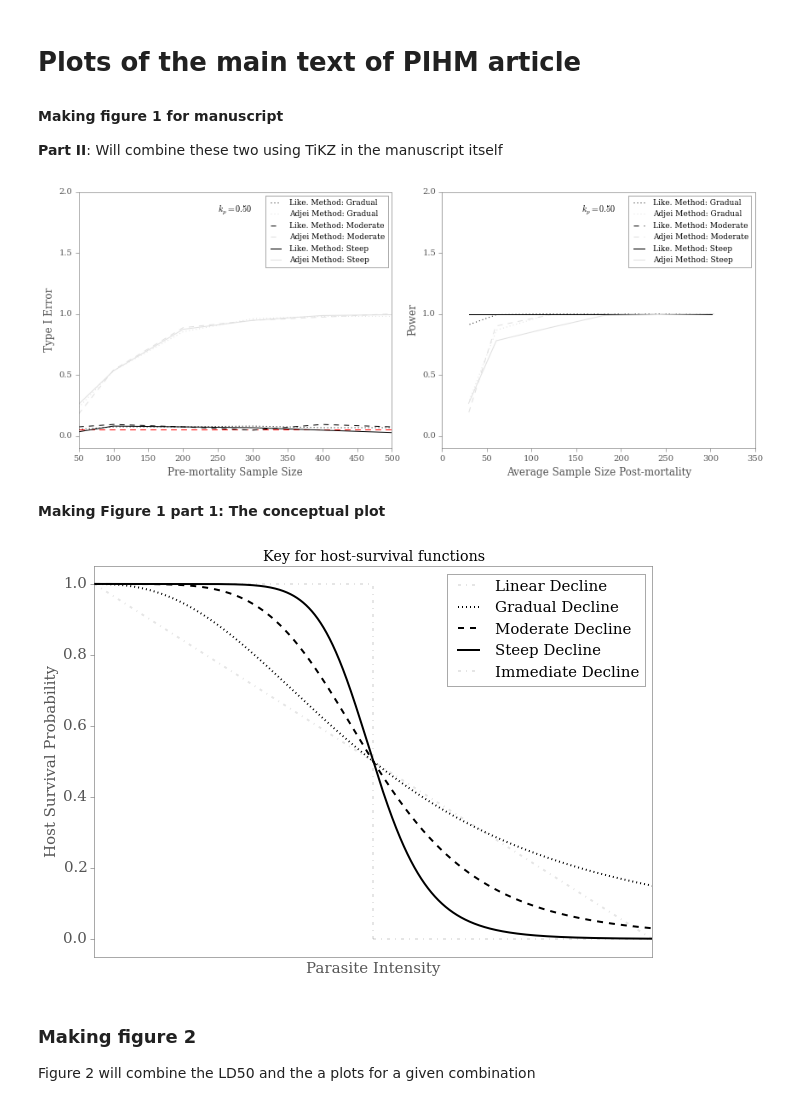
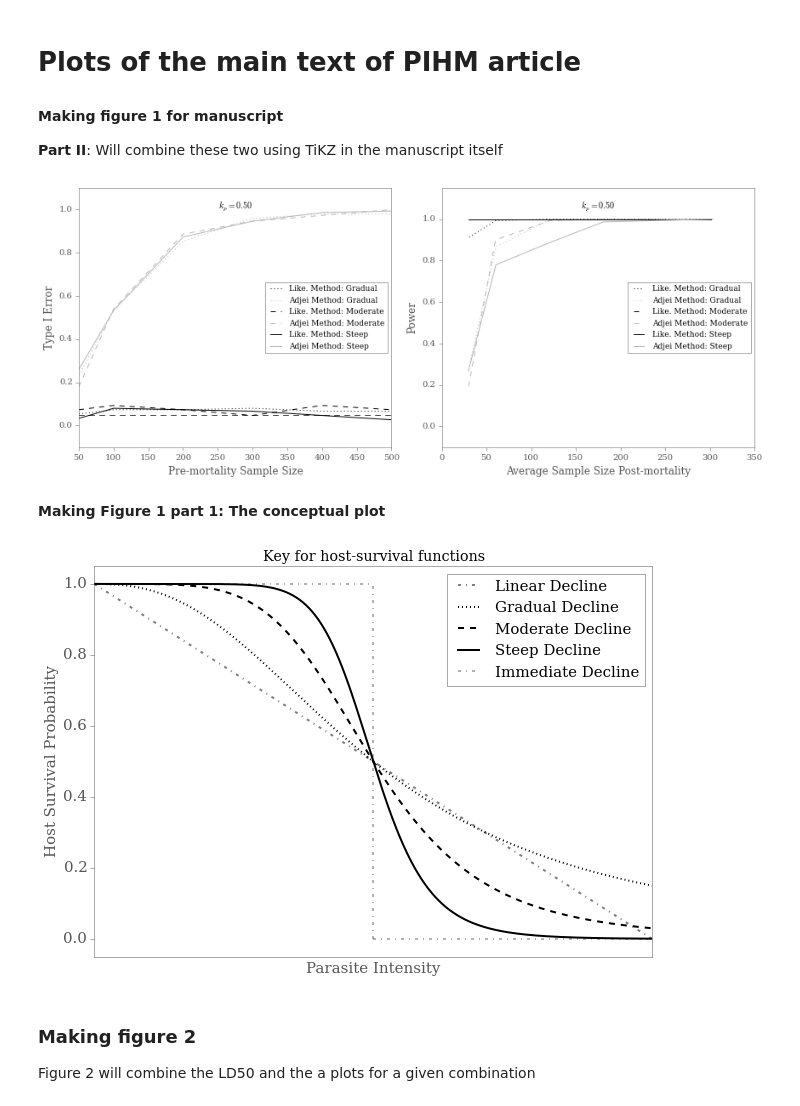
Before and after one commit to mqwilber/parasite_mortality, a Jupyter notebook: code/manuscript_plots.ipynb, the cells around one changed output. Saved outputs shown, nothing was run; the diff lists cells and outputs as text; code cells hidden in the pictures.

```diff
--- a/code/manuscript_plots.ipynb
+++ b/code/manuscript_plots.ipynb
@@ -60,7 +60,7 @@ def make_full_plots_for_suppplementary(dat, mups, ld50_vec, ks, param, save_name
     linestyle = [":", "--", "-"]
     ld50_descrip = ["Gradual", "Moderate", "Steep"]
     lm_color = "black"  # Likelihood method color
-    am_color = "#E0E0E0"  # Adjei method color
+    am_color = "#B8B8B8"  # Adjei method color
 
     for l, mup in enumerate(mups):
 
@@ -123,6 +123,7 @@ def make_full_plots_for_suppplementary(dat, mups, ld50_vec, ks, param, save_name
 
                 bias_ax[i].set_ylim(ylim[0])
 
+
                 if add_red_line:
                     bias_ax[i].hlines(0.05, *bias_ax[i].get_xlim(), color="red",  linestyle="dashed")
 
@@ -289,23 +291,24 @@ dat = pd.read_pickle("../results/typeIandII_analysis_results.pkl")
 # %%
 # Make
 param = "p"
 
 
 mups = [10, 100, 50]
 ld50_vec = [[(5, -2.5), (10, -5), (20, -10)],
             [(5, -1.15), (10, -2.3), (20, -4.6)],
             [(5, -1.4), (10, -2.8), (20, -5.6)]]
 ks = [1, 0.5, .1]
 
 mups = [50]
 ld50_vec = [[(5, -1.4), (10, -2.8), (20, -5.6)]]
 ks = [0.5]
 
 make_full_plots_for_suppplementary(dat, mups, ld50_vec, ks, param, save_name="figure1_partII_for_manuscript",
                                    samps = [50, 100, 200, 300, 400, 500], plot_number=(1,2),
-                                   figsize=(12, 5), legend_loc=["best", "best"])
+                                   figsize=(12, 5), legend_loc=["best", "center right"],
+                                   ylim=[(-0.1, 1.1), (-0.1, 1.15)])
 # %% [output]
-[figure, old version]
+[figure, new version]
 # %% [markdown]
 **Making Figure 1 part 1: The conceptual plot**
 # %%
@@ -316,7 +319,8 @@ ax.yaxis.tick_left()
 vals = np.linspace(0, np.exp(5 / 2.5) / 0.5, 10000)
 alphas = [0.1]
 
-ax.plot(vals, 1 + -0.5 / np.exp(5 / 2.5) * vals, '-.', lw=2, color='black', alpha=0.1, label="Linear Decline")
+ax.plot(vals, 1 + -0.5 / np.exp(5 / 2.5) * vals, '-.', lw=2, color='black', alpha=0.5,
+            label="Linear Decline")
 
 ax.plot(vals, pm.surv_prob(vals, 5, -2.5), color="black", linestyle=":", linewidth=2,
                     label="Gradual Decline")
@@ -328,7 +332,7 @@ ax.plot(vals, pm.surv_prob(vals, 20, -10), color="black", linestyle="-", linewid
                     label="Steep Decline")
 
 
-ialpha = 0.1
+ialpha = 0.3
 ax.hlines(1, 0, np.exp(5 / 2.5), linestyle='-.', lw=2, color='black', alpha=ialpha)
 ax.vlines(np.exp(5 / 2.5), 0, 1, linestyle="-.", lw=2, color='black', alpha=ialpha)
 ax.hlines(0, np.exp(5 / 2.5), np.exp(5 / 2.5) / 0.5, lw=2, linestyle='-.', color='black',
@@ -343,7 +347,7 @@ ax.tick_params(axis='both', which='major', labelsize=15, labelbottom=False, bott
 ax.set_title("Key for host-survival functions")
 fig.savefig("../results/figure1_partI_for_manuscript.pdf", dpi=300)
 # %% [output]
-[figure, old version]
+[figure, new version]
 # %% [markdown]
 ### Making figure 2
 
```
Also changed, not shown: parts of 14 cells of this notebook, 21 other files.
